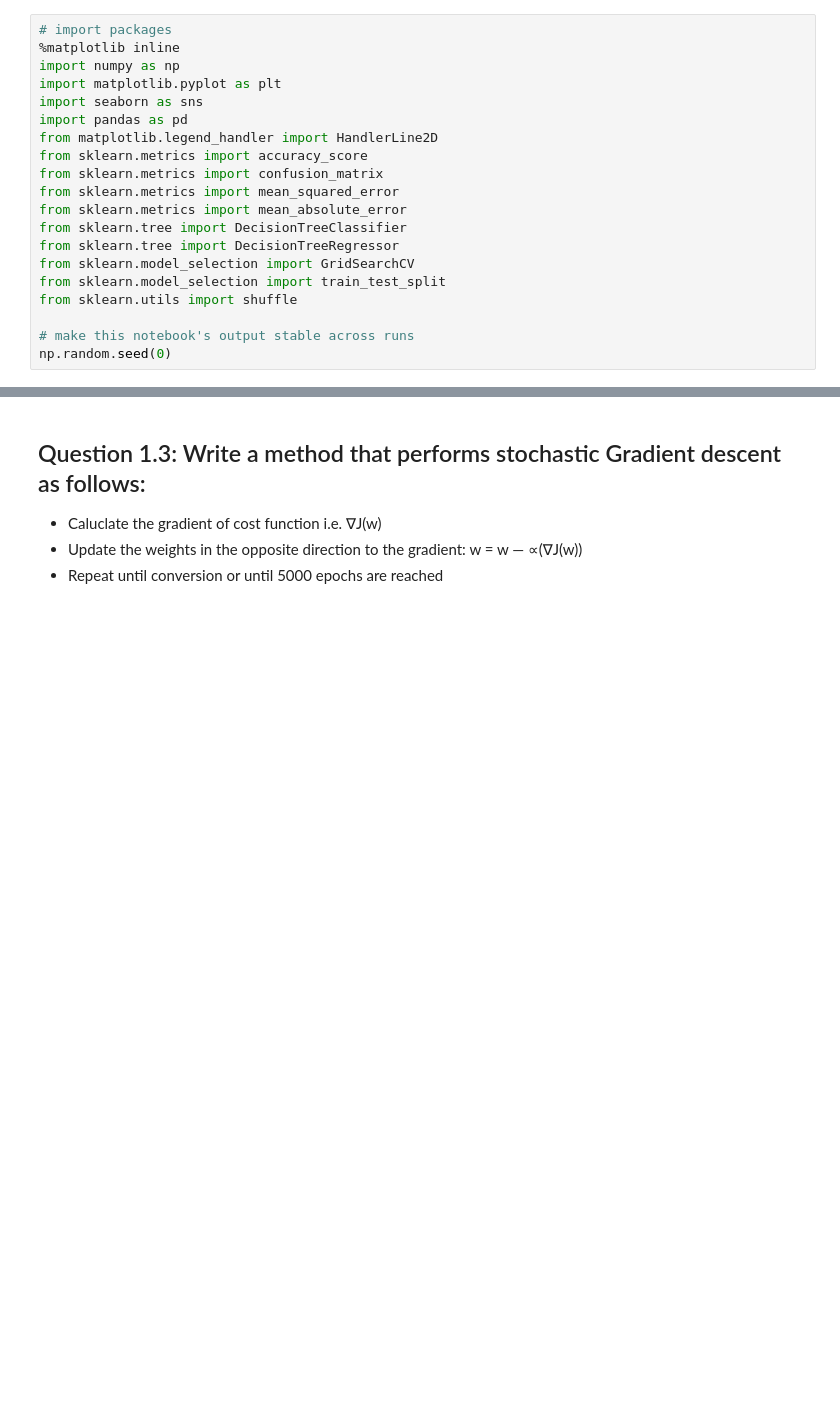
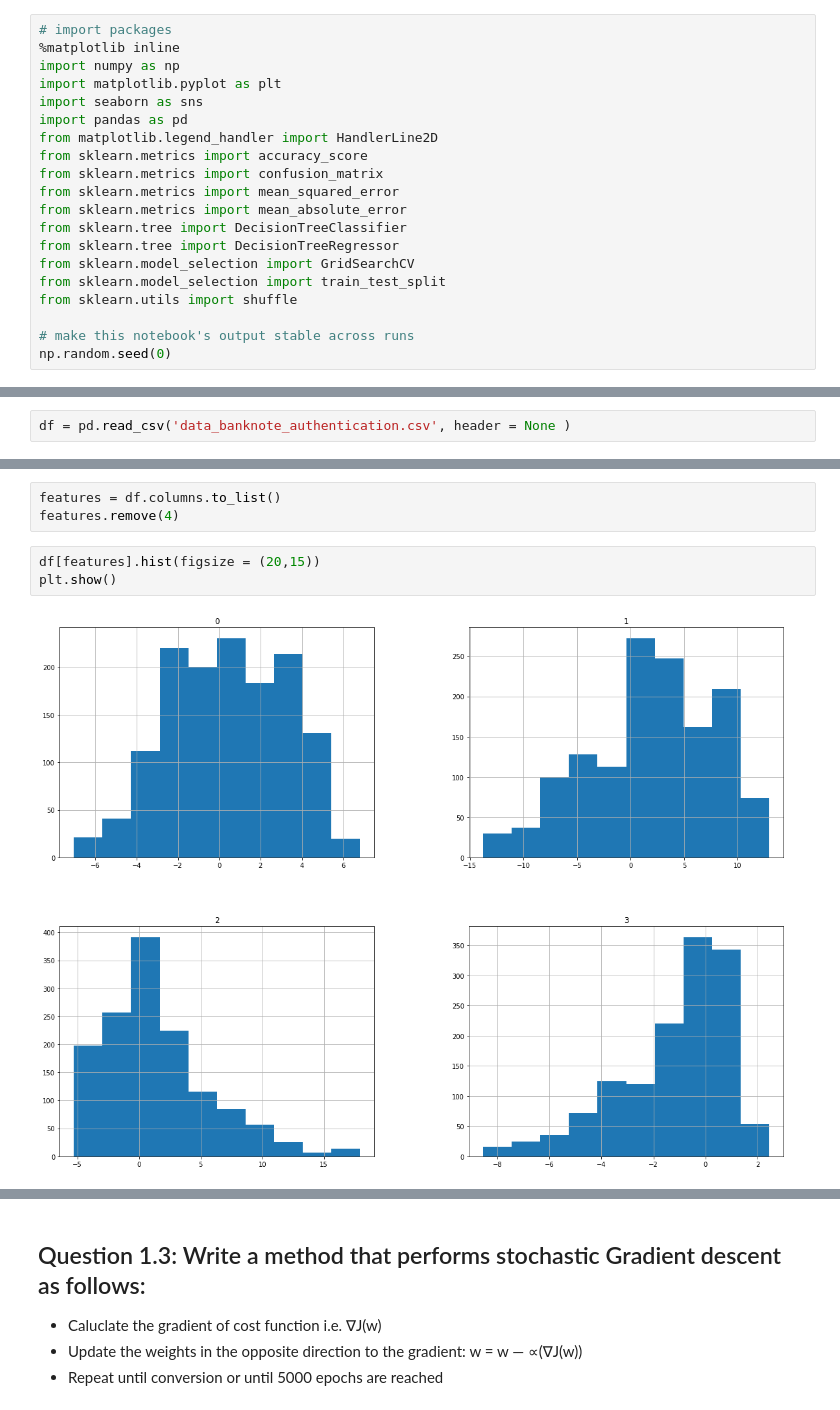
Before and after one commit to rodolfolermacontreras/ML_2_Assignment_5, a Jupyter notebook: MLEARN520-Lesson5-RodolfoLerma.ipynb, the cells around one changed output, grey strips where cells are left out. Cells and saved outputs as stored; diff of their text form; blank space fills up the shorter version.

```diff
--- a/MLEARN520-Lesson5-RodolfoLerma.ipynb
+++ b/MLEARN520-Lesson5-RodolfoLerma.ipynb
@@ -26,0 +29,2 @@ np.random.seed(0)
+# %%
+df = pd.read_csv('data_banknote_authentication.csv', header = None )
@@ -26,0 +81,8 @@ np.random.seed(0)
+# %%
+features = df.columns.to_list()
+features.remove(4)
+# %%
+df[features].hist(figsize = (20,15))
+plt.show()
+# %% [output]
+[figure, added]
```
Also changed, not shown: parts of 25 cells of this notebook.
